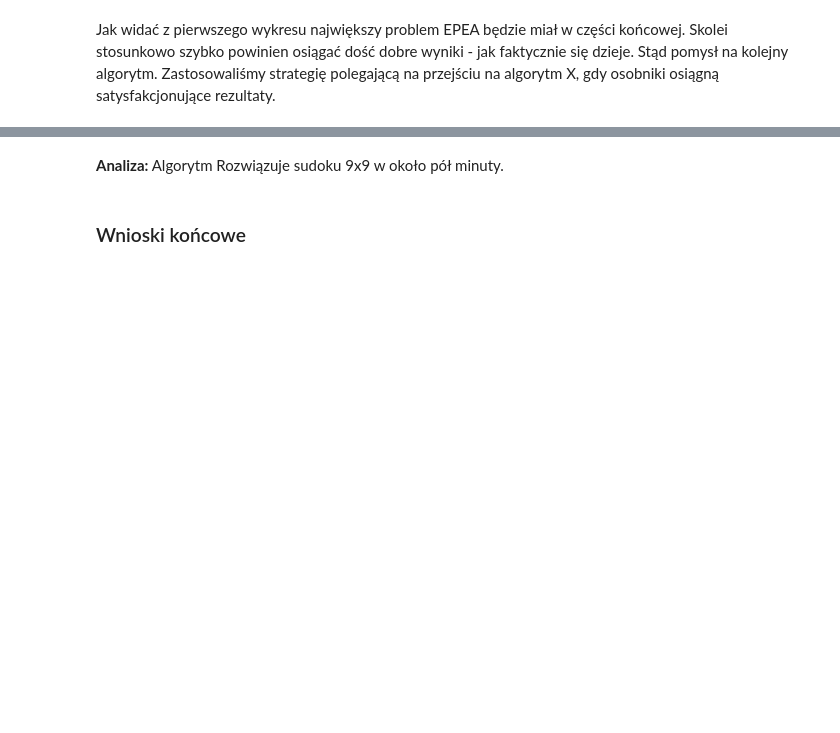
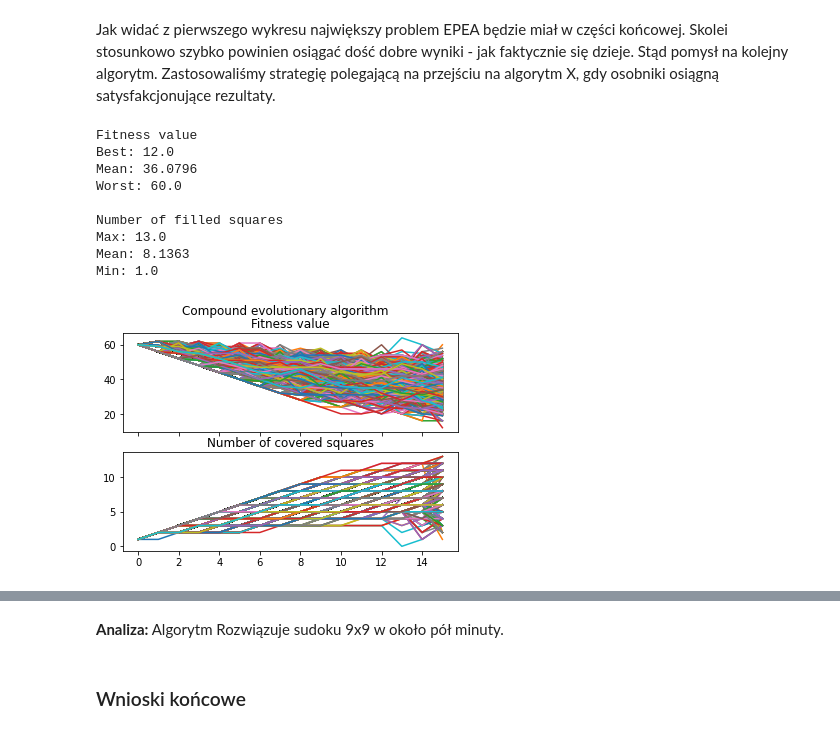
Before and after one commit to BlueDespero/CloverSolver, a Jupyter notebook: visualization/CloverSolver.ipynb, the cells around one changed output, grey strips where cells are left out. Saved outputs shown, nothing was run; the diff lists cells and outputs as text; code cells hidden in the pictures; blank space fills up the shorter version.

```diff
--- a/visualization/CloverSolver.ipynb
+++ b/visualization/CloverSolver.ipynb
@@ -318,3 +340,16 @@ Wykresy poniżej przedstawiają zebrane dane:
 ![Fraction_of_acceptable_solutions_leading_to_global_optima.png](embedded-picture-1)
 # %% [markdown]
 Jak widać z pierwszego wykresu największy problem EPEA będzie miał w części końcowej. Skolei stosunkowo szybko powinien osiągać dość dobre wyniki - jak faktycznie się dzieje. Stąd pomysł na kolejny algorytm. Zastosowaliśmy strategię polegającą na przejściu na algorytm X, gdy osobniki osiągną satysfakcjonujące rezultaty.
+# %%
+plot_CEA_solution(transcription_matrix4x4,size_of_population=10**4,size_of_sudoku=4,tqdm_mode=True)
+# %% [output]
+Fitness value
+Best: 12.0
+Mean: 36.0796
+Worst: 60.0
+
+Number of filled squares
+Max: 13.0
+Mean: 8.1363
+Min: 1.0
+[figure, added]
```
Also changed, not shown: parts of 18 cells of this notebook.
